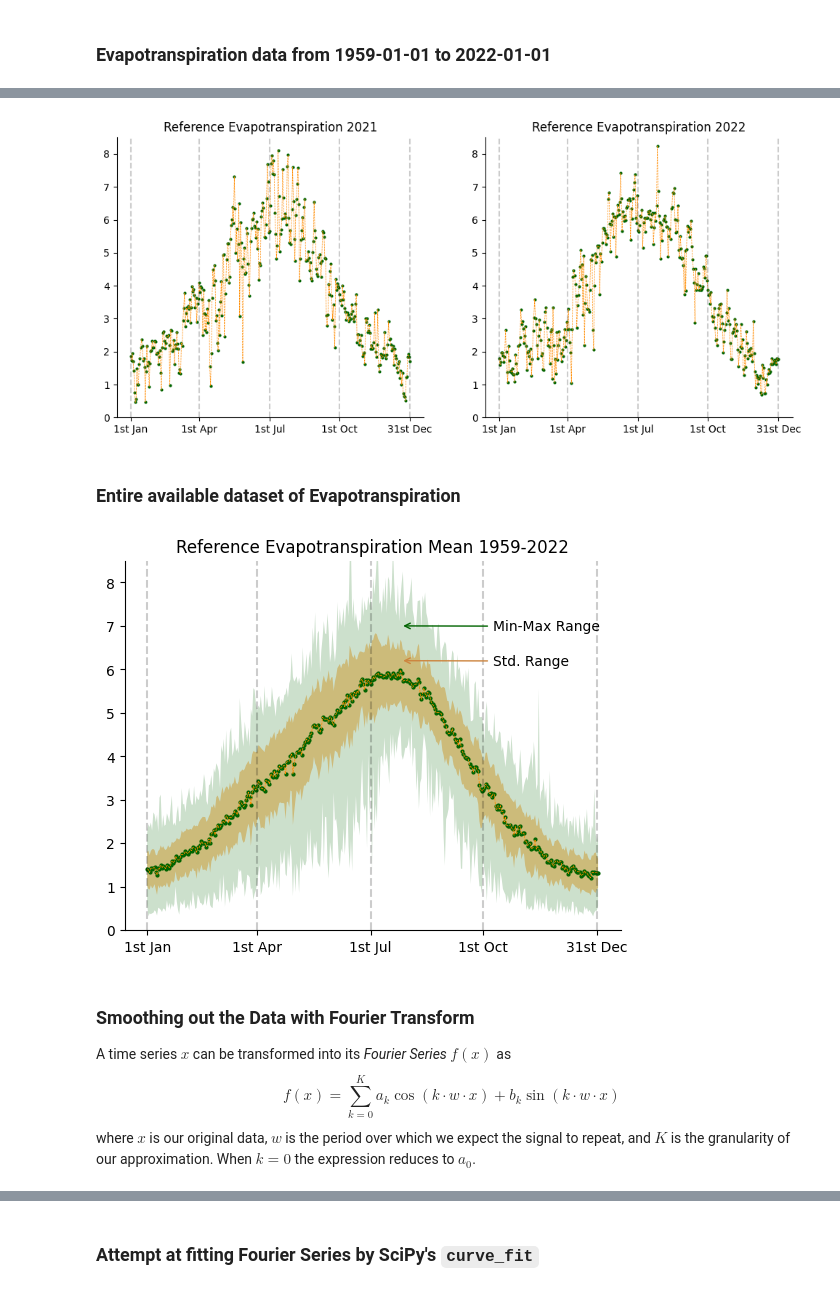
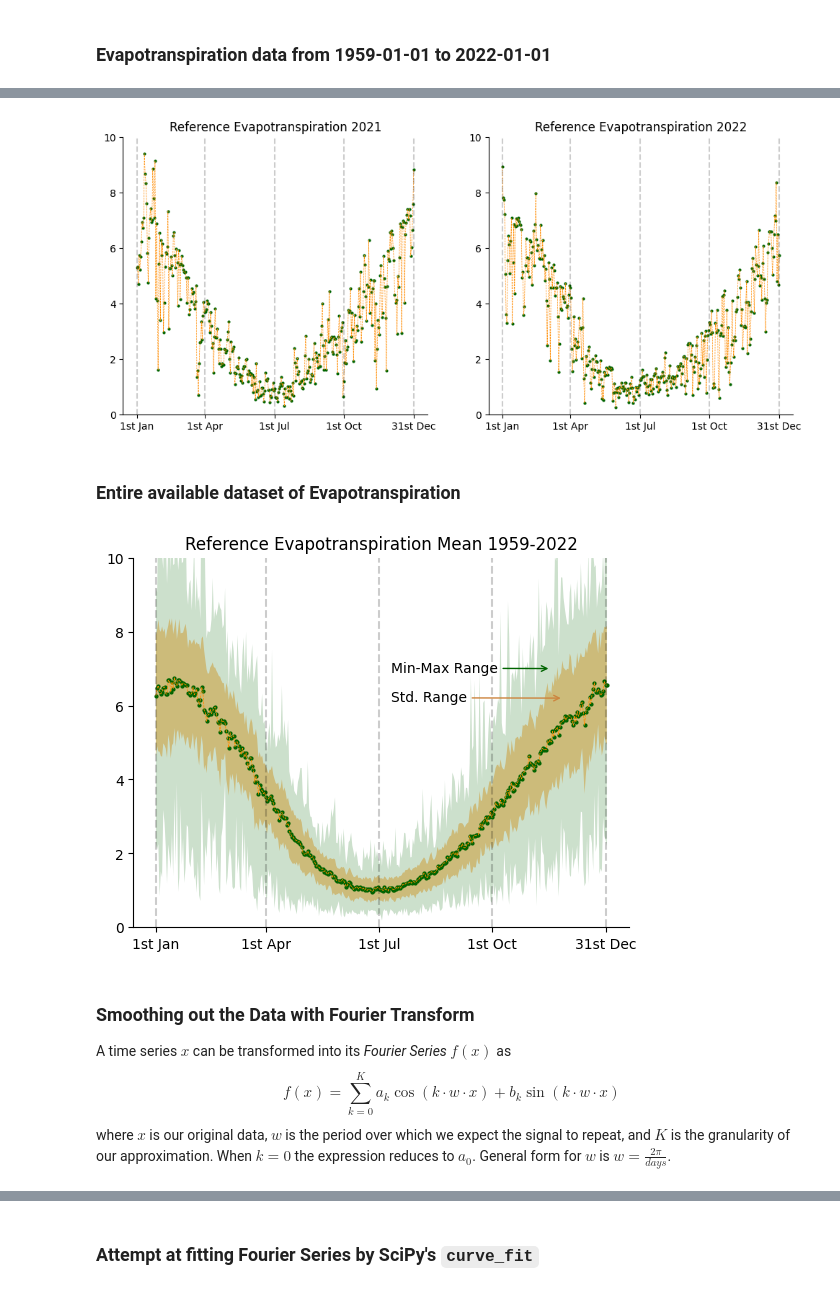
Before and after one commit to TomasMiskov/Smart-Irrigation-Thesis-CodeBase, a Jupyter notebook: Reference_Evapotranspiration_Forecasting.ipynb, the cells around one changed output, grey strips where cells are left out. Saved outputs shown, nothing was run; the diff lists cells and outputs as text; code cells hidden in the pictures.

```diff
--- a/Reference_Evapotranspiration_Forecasting.ipynb
+++ b/Reference_Evapotranspiration_Forecasting.ipynb
@@ -12,8 +12,12 @@ from datetime import datetime
 ### Evapotranspiration data from 1959-01-01 to 2022-01-01
 # %%
 # Mango farm in Spain (Finca Los Pepenos)
-lat = 36.80
-long = -4.19
+# lat = 36.80
+# long = -4.19
+
+# Shepparton, Australia
+lat = -36.38
+long = 145.41
 
 # Daily weather parameters
 daily_params = ["et0_fao_evapotranspiration"]
@@ -75,7 +79,7 @@ def plotRefEt(ax, et, year):
     # Plot
     ax.scatter(range(len(et)), et, s = 4, c = "darkgreen")
     ax.plot(range(len(et)), et, lw = 0.5, ls = "--", c = 'darkorange')
-    ax.set_ylim(0, 8.5)
+    ax.set_ylim(0, 10)
     ax.set_xticks(ticks, labels = tick_labels)
     for i in ticks:
         ax.axvline(i, c = "black", alpha = 0.2, ls = '--')
@@ -88,7 +92,7 @@ plotRefEt(ax2, df22.et, "2022")
 
 plt.show()
 # %% [output]
-[figure, old version]
+[figure, new version]
 # %% [markdown]
 ### Entire available dataset of Evapotranspiration
 # %%
@@ -98,37 +102,37 @@ data = data.set_index("date")
 # %%
 refEtMean = data.groupby([(data.index.month), (data.index.day)]).mean()
 refEtStd = data.groupby([(data.index.month), (data.index.day)]).std()
 
 # Initialize figure
 fig, ax = plt.subplots(1, 1)
 
 # Plot Std
 ax.fill_between(range(366), refEtMean.et + refEtStd.et, refEtMean.et - refEtStd.et,
                 alpha = 0.4, color = "darkorange", edgecolor = None)
 
 # Plot Min-Max
 ax.fill_between(range(366),
                 data.groupby([(data.index.month), (data.index.day)]).max().et,
                 data.groupby([(data.index.month), (data.index.day)]).min().et,
                 alpha = 0.2, color = "darkgreen", edgecolor = None)
 
 # Plot mean
 plotRefEt(ax, refEtMean.et, "Mean 1959-2022")
 
 # Annotate
-ax.annotate("Min-Max Range", xy = (205, 7), xytext = (280, 6.9),
+ax.annotate("Min-Max Range", xy = (320, 7), xytext = (190, 6.9),
             arrowprops = {"arrowstyle": "->", "color": "darkgreen"})
-ax.annotate("Std. Range", xy = (205, 6.2), xytext = (280, 6.1),
+ax.annotate("Std. Range", xy = (330, 6.2), xytext = (190, 6.1),
             arrowprops = {"arrowstyle": "->", "color": "peru"})
 
 plt.show()
 # %% [output]
-[figure, old version]
+[figure, new version]
 # %% [markdown]
 ### Smoothing out the Data with Fourier Transform
 A time series $x$ can be transformed into its *Fourier Series* $f(x)$ as
 $$
 f(x) = \sum_{k =0}^Ka_k\cos(k\cdot w\cdot x) + b_k\sin(k\cdot w\cdot x)
 $$
-where $x$ is our original data, $w$ is the period over which we expect the signal to repeat, and $K$ is the granularity of our approximation. When $k=0$ the expression reduces to $a_0$.
+where $x$ is our original data, $w$ is the period over which we expect the signal to repeat, and $K$ is the granularity of our approximation. When $k=0$ the expression reduces to $a_0$. General form for $w$ is $w = \frac{2\pi}{days}$.
 # %%
```
Also changed, not shown: parts of 5 cells of this notebook, 3 other files.
